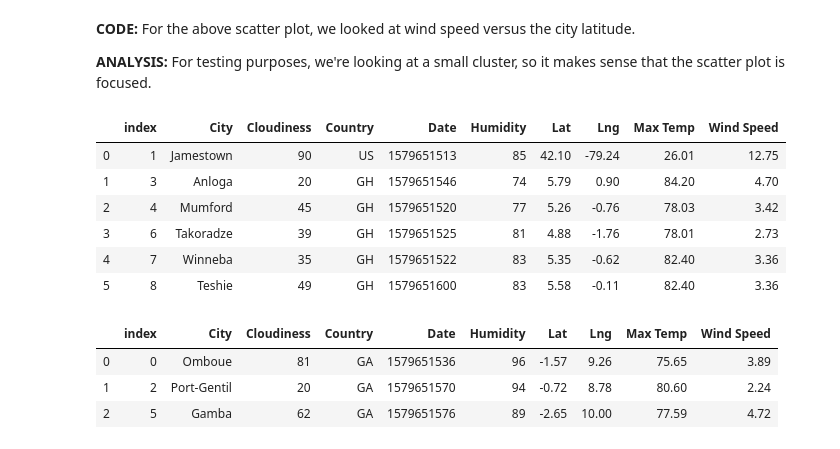
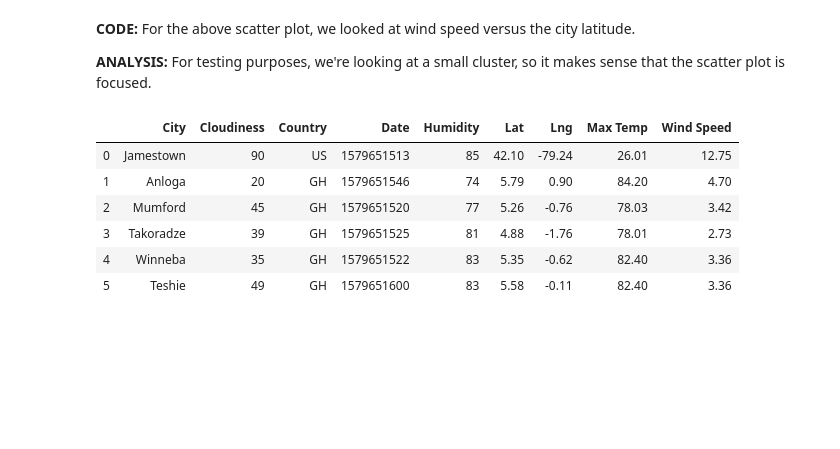
Before and after one commit to VallieTracy/Global-Weather-Analysis, a Jupyter notebook: WeatherPy/WeatherPy.ipynb, the cells around one changed output. Saved outputs shown, nothing was run; the diff lists cells and outputs as text; code cells hidden in the pictures; blank space fills up the shorter version.

```diff
--- a/WeatherPy/WeatherPy.ipynb
+++ b/WeatherPy/WeatherPy.ipynb
@@ -250,38 +251,25 @@ plt.savefig(os.path.join("Images","Wind_Speed_v_Latitude.png"))
 **CODE:**  For the above scatter plot, we looked at wind speed versus the city latitude.
 
 **ANALYSIS:**  For testing purposes, we're looking at a small cluster, so it makes sense that the scatter plot is focused.
-# %%
-#run linear regression on the above relationships
-#separated by hemisphere
-
-#create northern and southern hemisphere dataframes
-city_df
-northern_hem = city_df["Lat"] >= 0
-northern_hem
-
-northern_df = city_df.loc[city_df["Lat"] >= 0, :].reset_index()
-northern_df
-
-#test = city_df["Lat"] >= 0
-#test
-#only_test = city_df.loc[city_df["Lat"] >= 0, :].reset_index()
-#only_test
-# %% [output]
-|  | index | City | Cloudiness | Country | Date | Humidity | Lat | Lng | Max Temp | Wind Speed |
-| 0 | 1 | Jamestown | 90 | US | 1579651513 | 85 | 42.10 | -79.24 | 26.01 | 12.75 |
-| 1 | 3 | Anloga | 20 | GH | 1579651546 | 74 | 5.79 | 0.90 | 84.20 | 4.70 |
-| 2 | 4 | Mumford | 45 | GH | 1579651520 | 77 | 5.26 | -0.76 | 78.03 | 3.42 |
-| 3 | 6 | Takoradze | 39 | GH | 1579651525 | 81 | 4.88 | -1.76 | 78.01 | 2.73 |
-| 4 | 7 | Winneba | 35 | GH | 1579651522 | 83 | 5.35 | -0.62 | 82.40 | 3.36 |
-| 5 | 8 | Teshie | 49 | GH | 1579651600 | 83 | 5.58 | -0.11 | 82.40 | 3.36 |
-# %%
-southern_hem = city_df["Lat"] < 0
-southern_hem
-
-southern_df = city_df.loc[city_df["Lat"] < 0, :].reset_index()
-southern_df
-# %% [output]
-|  | index | City | Cloudiness | Country | Date | Humidity | Lat | Lng | Max Temp | Wind Speed |
-| 0 | 0 | Omboue | 81 | GA | 1579651536 | 96 | -1.57 | 9.26 | 75.65 | 3.89 |
-| 1 | 2 | Port-Gentil | 20 | GA | 1579651570 | 94 | -0.72 | 8.78 | 80.60 | 2.24 |
-| 2 | 5 | Gamba | 62 | GA | 1579651576 | 89 | -2.65 | 10.00 | 77.59 | 4.72 |
+# %%
+#run linear regression on the above relationships; separated by hemisphere
+
+#create northern hemisphere dataframe
+
+#logic test/conditional statement returns a series of boolean values; make sure on the right track
+northern_hem = city_df["Lat"] >= 0
+
+#locate where the 'Lat' values are >= 0; reset index for cleaner formatting
+northern_df = city_df.loc[city_df["Lat"] >= 0, :].reset_index()
+
+#get rid of newly created 'index' column resulting from above code
+northern_df = northern_df[["City", "Cloudiness", "Country", "Date", "Humidity", "Lat", "Lng", "Max Temp", "Wind Speed"]]
+northern_df
+# %% [output]
+|  | City | Cloudiness | Country | Date | Humidity | Lat | Lng | Max Temp | Wind Speed |
+| 0 | Jamestown | 90 | US | 1579651513 | 85 | 42.10 | -79.24 | 26.01 | 12.75 |
+| 1 | Anloga | 20 | GH | 1579651546 | 74 | 5.79 | 0.90 | 84.20 | 4.70 |
+| 2 | Mumford | 45 | GH | 1579651520 | 77 | 5.26 | -0.76 | 78.03 | 3.42 |
+| 3 | Takoradze | 39 | GH | 1579651525 | 81 | 4.88 | -1.76 | 78.01 | 2.73 |
+| 4 | Winneba | 35 | GH | 1579651522 | 83 | 5.35 | -0.62 | 82.40 | 3.36 |
+| 5 | Teshie | 49 | GH | 1579651600 | 83 | 5.58 | -0.11 | 82.40 | 3.36 |
```
Also changed, not shown: parts of 6 cells of this notebook, 1 other file.
